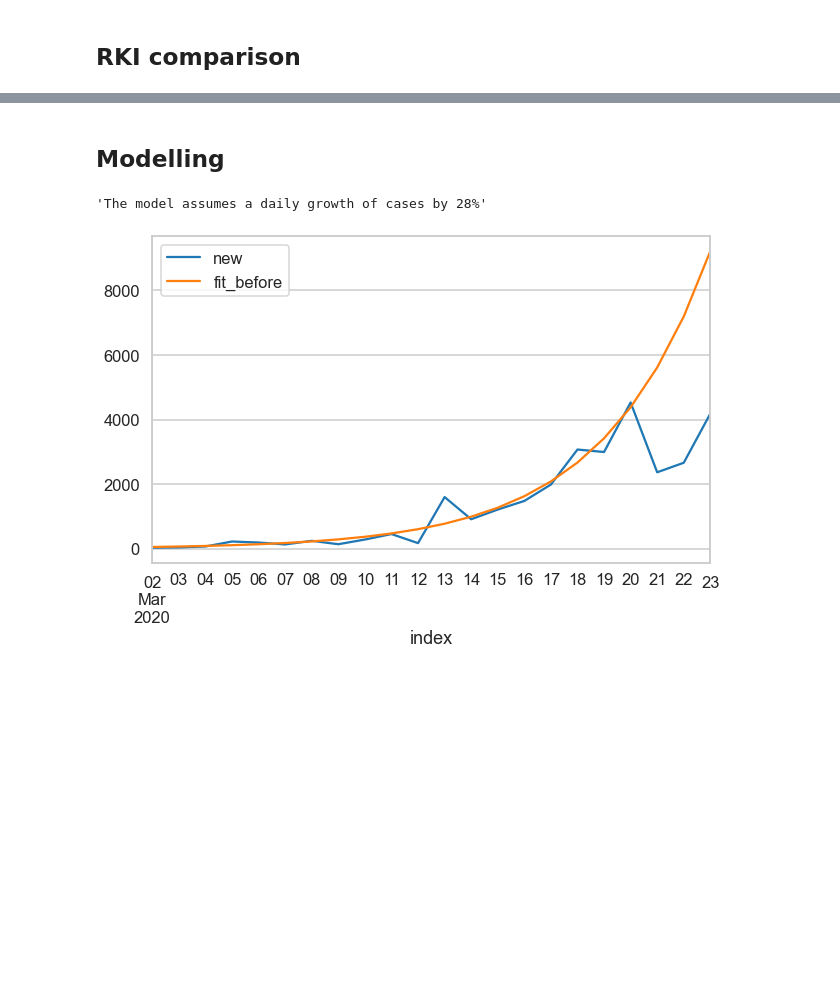
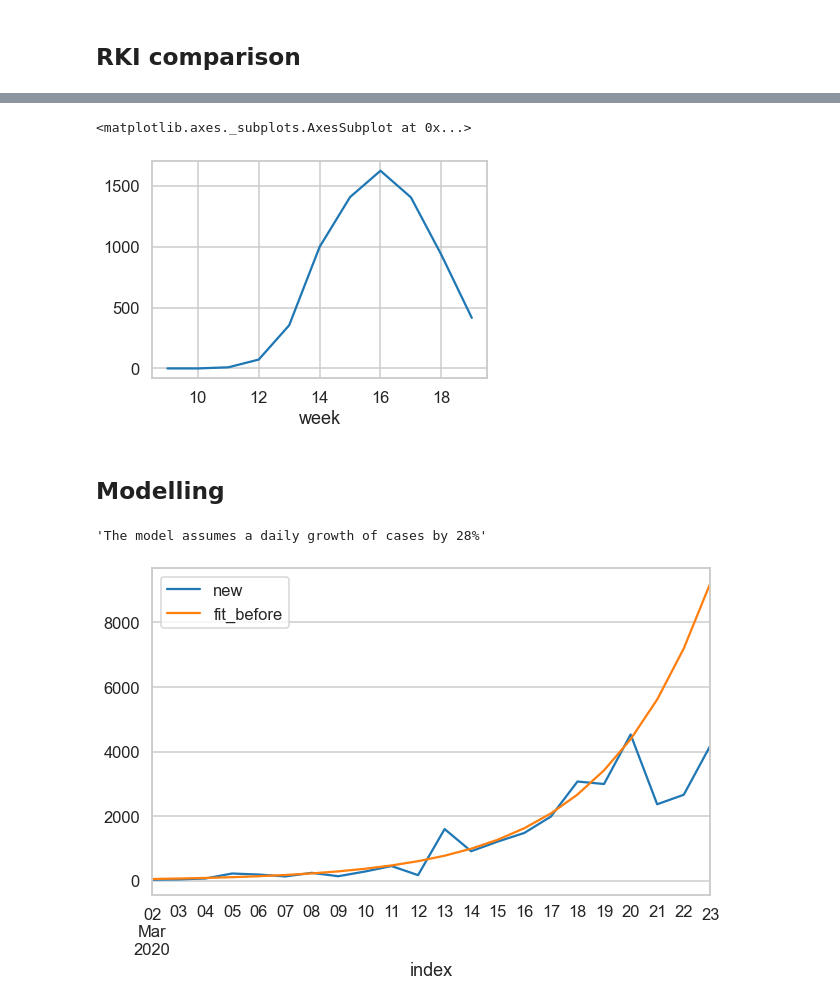
Before and after one commit to dan-tee/corona, a Jupyter notebook: johns_hopkins.ipynb, the cells around one changed output, grey strips where cells are left out. Cells and saved outputs as stored; diff of their text form; code cells hidden in the pictures; blank space fills up the shorter version.

```diff
--- a/johns_hopkins.ipynb
+++ b/johns_hopkins.ipynb
@@ -78,3 +89,11 @@ _ = plt.title('Total Case Comparison')
+# %%
+weekly = ger_daily_new_deaths.reset_index()
+weekly.columns = ['date', 'deaths']
+weekly['week'] = weekly['date'].dt.week
+weekly.groupby('week')['deaths'].sum().plot()
+# %% [output]
+<matplotlib.axes._subplots.AxesSubplot at 0x...>
+[figure, added]
 # %% [markdown]
 ## Modelling
 # %%
```
Also changed, not shown: parts of 7 cells of this notebook, 4 other files.
